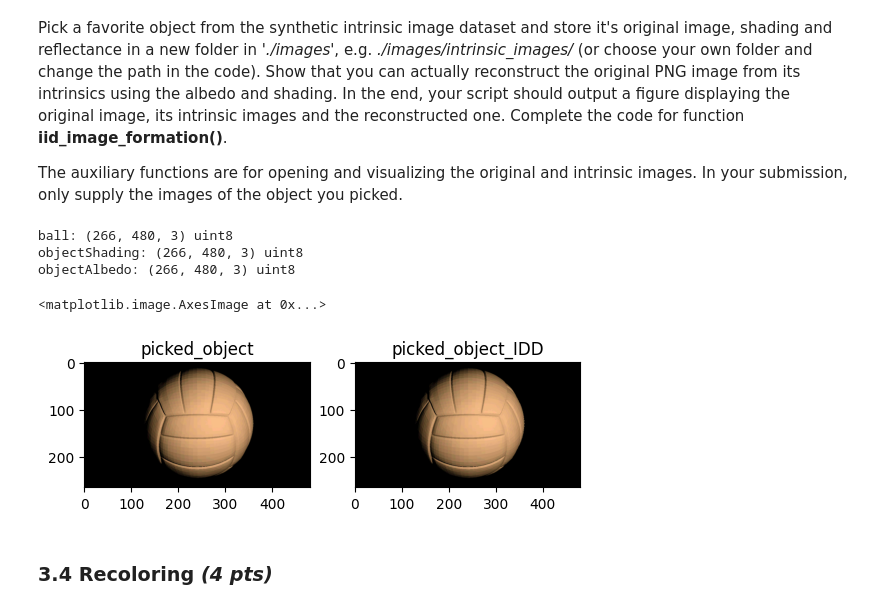
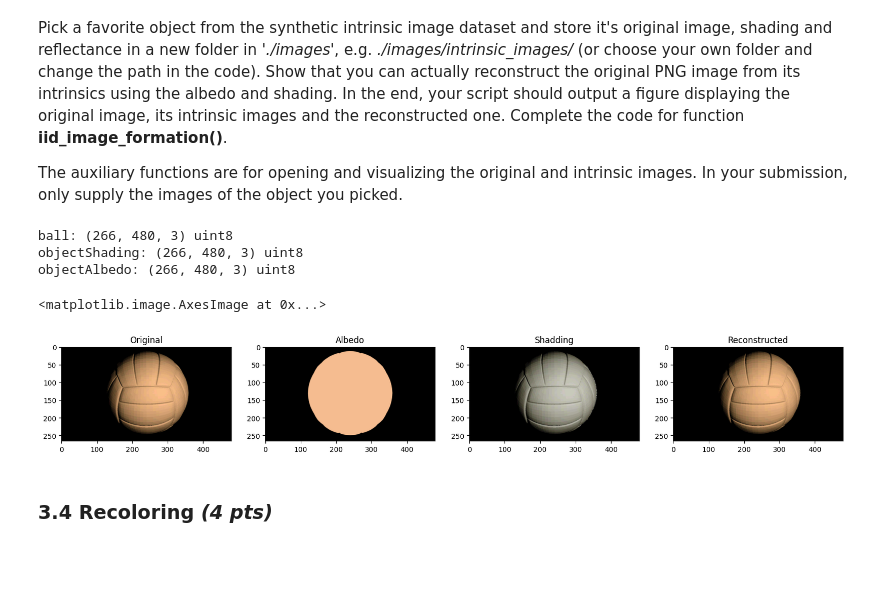
Before and after one commit to danilotpnta/computer_vission1, a Jupyter notebook: Lab1/CV1_Lab1_Students.ipynb, the cells around one changed output. Saved outputs shown, nothing was run; the diff lists cells and outputs as text; code cells hidden in the pictures; blank space fills up the shorter version.

```diff
--- a/Lab1/CV1_Lab1_Students.ipynb
+++ b/Lab1/CV1_Lab1_Students.ipynb
@@ -348,43 +348,53 @@ if objectShading is None:
     print('no image found')
 else:
     print('objectShading:', objectShading.shape, objectShading.dtype)
 
 objectAlbedo = cv2.imread(img_path + object_name + '_refl.png')
 if objectAlbedo is None:
     print('no image found')
 else:
     print('objectAlbedo:', objectAlbedo.shape, objectAlbedo.dtype)
 
 picked_object_IDD = iid_image_formation(objectAlbedo, objectShading)
 
 # Transform color space
 picked_object_IDD = (picked_object_IDD/picked_object_IDD.max()*255.).astype(np.uint8)
 picked_object_IDD_rgb = cv2.cvtColor(picked_object_IDD, cv2.COLOR_BGR2RGB)
 
 picked_object = (picked_object/picked_object.max()*255.).astype(np.uint8)
 picked_object_rgb = cv2.cvtColor(picked_object, cv2.COLOR_BGR2RGB)
 
+objectAlbedo = (objectAlbedo/objectAlbedo.max()*255.).astype(np.uint8)
+objectAlbedo_rgb = cv2.cvtColor(objectAlbedo, cv2.COLOR_BGR2RGB)
+
+objectShading = (objectShading/objectShading.max()*255.).astype(np.uint8)
+objectShading_rgb = cv2.cvtColor(objectShading, cv2.COLOR_BGR2RGB)
+
 
 # Visualize
-fig = plt.figure()
+fig = plt.figure(figsize=(20, 5))
 
-plt.subplot(1, 2, 1)
-plt.title('picked_object')
+plt.subplot(1, 4, 1)
+plt.title('Original')
 plt.imshow(picked_object_rgb)
 
-plt.subplot(1, 2, 2)
-plt.title('picked_object_IDD')
+plt.subplot(1, 4, 2)
+plt.title('Albedo')
+plt.imshow(objectAlbedo_rgb)
+
+plt.subplot(1, 4, 3)
+plt.title('Shadding')
+plt.imshow(objectShading_rgb)
+
+plt.subplot(1, 4, 4)
+plt.title('Reconstructed')
 plt.imshow(picked_object_IDD_rgb)
-
-
-# visualize((picked_object/picked_object.max()*255.).astype(int),
-        #   (picked_object_IDD/picked_object_IDD.max()*255.).astype(int))
 # %% [output]
 ball: (266, 480, 3) uint8
 objectShading: (266, 480, 3) uint8
 objectAlbedo: (266, 480, 3) uint8
 <matplotlib.image.AxesImage at 0x...>
-[figure, old version]
+[figure, new version]
 # %% [markdown]
 ### 3.4 Recoloring *(4 pts)*
 # %% [markdown]
```
Also changed, not shown: parts of 3 cells of this notebook.
